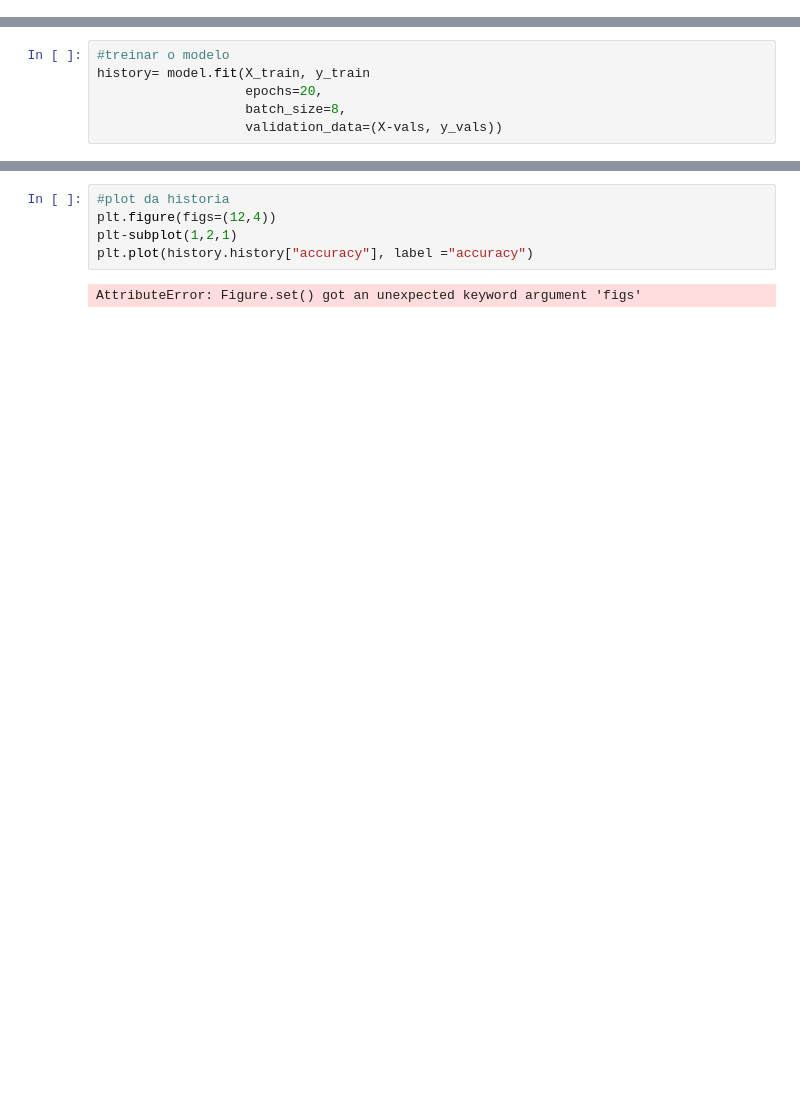
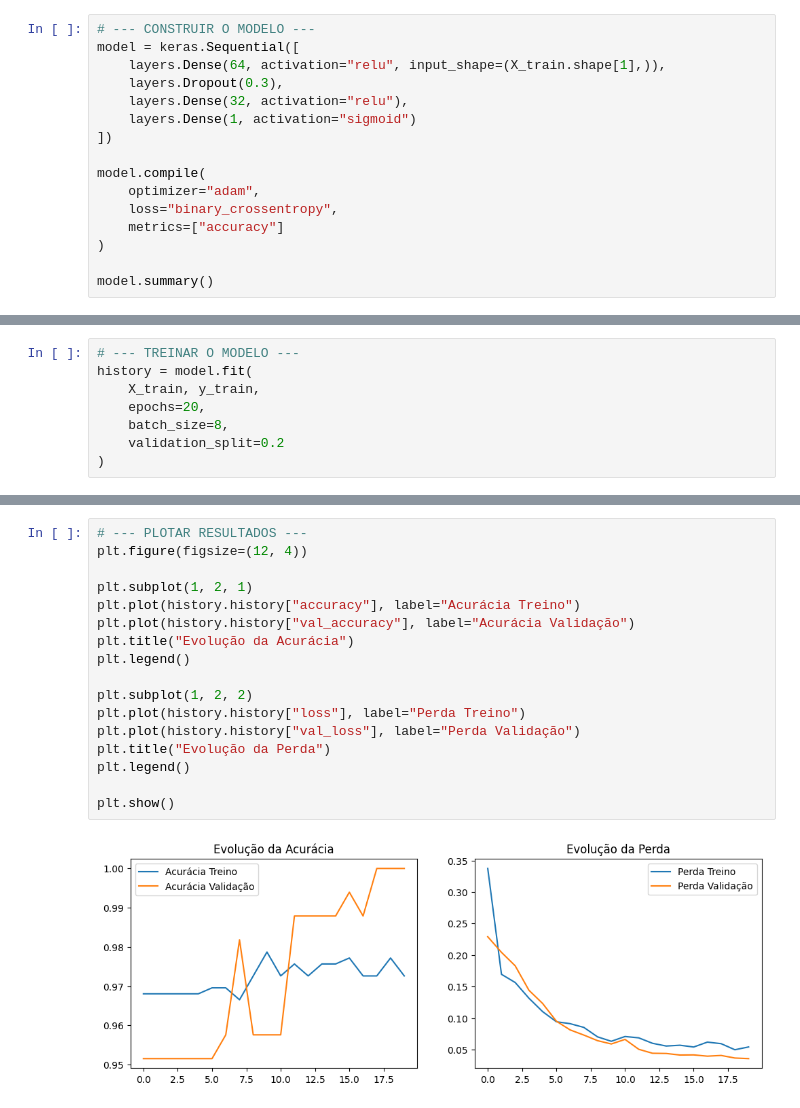
Before and after one commit to tonycuenca99-hue/ARQUIVOS-IA, a Jupyter notebook: AULA_10.ipynb, the cells around one changed output, grey strips where cells are left out. Saved outputs shown, nothing was run; the diff lists cells and outputs as text; blank space fills up the shorter version.

```diff
--- a/AULA_10.ipynb
+++ b/AULA_10.ipynb
@@ -196,0 +61,16 @@ SyntaxError: invalid syntax. Perhaps you forgot a comma? (ipython-input-42211088
+# %%
+# --- CONSTRUIR O MODELO ---
+model = keras.Sequential([
+    layers.Dense(64, activation="relu", input_shape=(X_train.shape[1],)),
+    layers.Dropout(0.3),
+    layers.Dense(32, activation="relu"),
+    layers.Dense(1, activation="sigmoid")
+])
+
+model.compile(
+    optimizer="adam",
+    loss="binary_crossentropy",
+    metrics=["accuracy"]
+)
+
+model.summary()
@@ -197,6 +93,8 @@ SyntaxError: invalid syntax. Perhaps you forgot a comma? (ipython-input-42211088
 # %%
-#treinar o modelo
-history= model.fit(X_train, y_train
-                   epochs=20,
-                   batch_size=8,
-                   validation_data=(X-vals, y_vals))
+# --- TREINAR O MODELO ---
+history = model.fit(
+    X_train, y_train,
+    epochs=20,
+    batch_size=8,
+    validation_split=0.2
+)
@@ -208,7 +128,19 @@ print(f"test accuracy{test_acc}")
-# %%
-#plot da historia
-plt.figure(figs=(12,4))
-plt-subplot(1,2,1)
-plt.plot(history.history["accuracy"], label ="accuracy")
-# %% [output]
-AttributeError: Figure.set() got an unexpected keyword argument 'figs'
+# %%
+# --- PLOTAR RESULTADOS ---
+plt.figure(figsize=(12, 4))
+
+plt.subplot(1, 2, 1)
+plt.plot(history.history["accuracy"], label="Acurácia Treino")
+plt.plot(history.history["val_accuracy"], label="Acurácia Validação")
+plt.title("Evolução da Acurácia")
+plt.legend()
+
+plt.subplot(1, 2, 2)
+plt.plot(history.history["loss"], label="Perda Treino")
+plt.plot(history.history["val_loss"], label="Perda Validação")
+plt.title("Evolução da Perda")
+plt.legend()
+
+plt.show()
+# %% [output]
+[figure, added]
```
Also changed, not shown: parts of 28 cells of this notebook.
